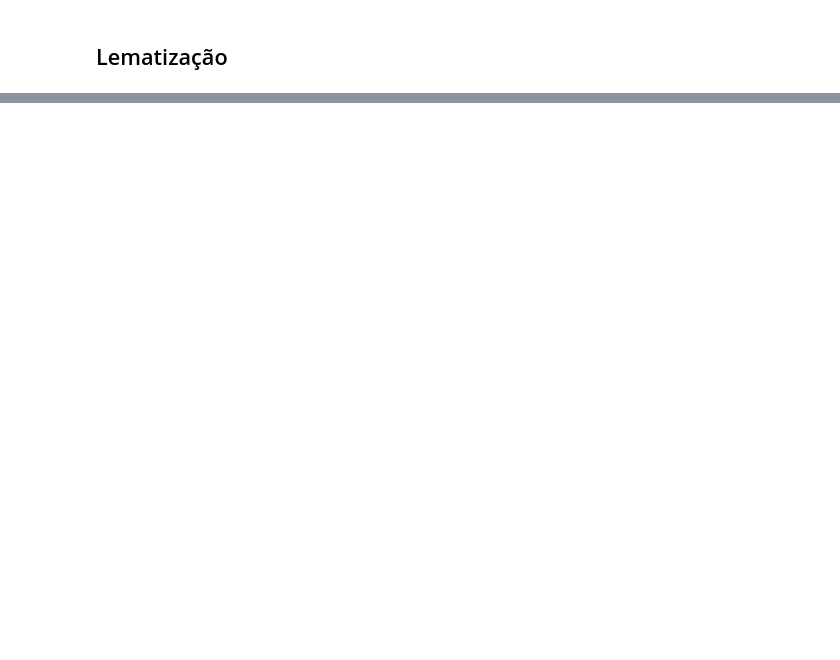
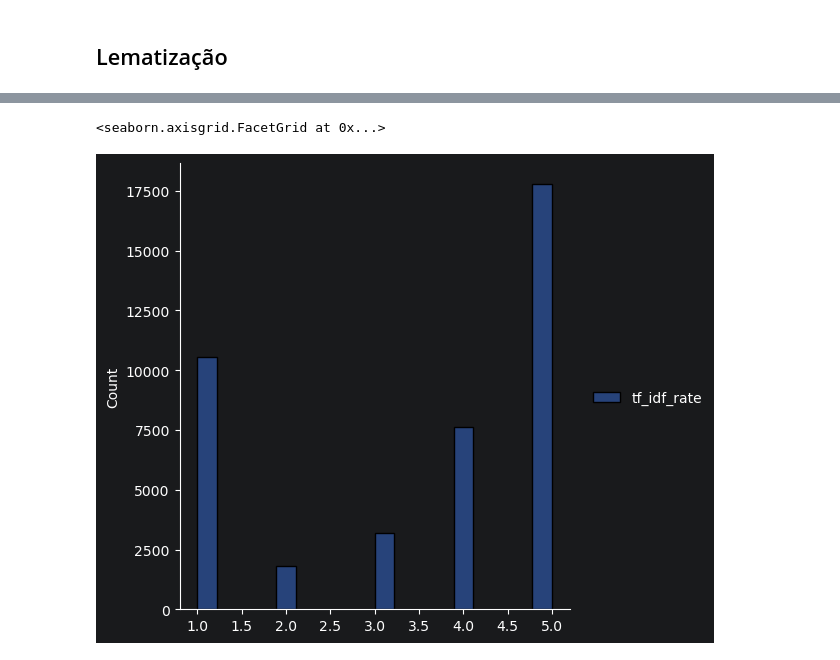
Before and after one commit to rabreu/Infnet-MIT-IA-PLN-PD_26E2_, a Jupyter notebook: Renata_Braga_de_Abreu_sistemas-cognitivos-linguagem-natural_pln.pdf.ipynb, the cells around one changed output, grey strips where cells are left out. Drawn from its saved outputs; the diff is of its cells as text; code cells hidden in the pictures; blank space fills up the shorter version.

```diff
--- a/Renata_Braga_de_Abreu_sistemas-cognitivos-linguagem-natural_pln.pdf.ipynb
+++ b/Renata_Braga_de_Abreu_sistemas-cognitivos-linguagem-natural_pln.pdf.ipynb
@@ -192,0 +209,30 @@ cat = np.array(categories.values())
+# %%
+categories = dict({
+    1: 'Péssimo',
+    2: 'Ruím',
+    3: 'Regular',
+    4: 'Bom',
+    5: 'Excelente',
+})
+# %%
+tokens_lem_by_rate = []
+tokens_lem = []
+
+for i, rate in enumerate(categories.keys()):
+    filtered = reviews.query('review_score == ' + str(rate))
+    for review in pd.DataFrame({'tokens': filtered.review_comment_transformed}).values:
+        tokens = clean_text_as_str(review)
+        lemanizer = nlp_pt(tokens)
+        for lem in lemanizer:
+            tokens_lem.append(lem.lemma_)
+    tokens_lem_by_rate.append({'rate': rate, 'tokens': tokens_lem.copy()})
+    tokens_lem.clear()
+# %%
+model_rate = MultinomialNB()
+vectorizer_rate = TfidfVectorizer()
+
+keys = list(pd.DataFrame(tokens_lem_by_rate)['rate'].apply(lambda x: str(x)))
+values = list(pd.DataFrame(tokens_lem_by_rate)['tokens'].apply(lambda x: str(x)))
+X_rate = vectorizer_rate.fit_transform(values)
+
+model_rate.fit(X_rate, list(keys))
@@ -192,0 +241,9 @@ cat = np.array(categories.values())
+# %%
+predictions_rate = []
+rates_tf_idf_rate = []
+for review in docs:
+    vec = vectorizer_rate.transform([review])
+    _X = model_rate.predict(vec)
+    rates_tf_idf_rate.append(int(_X[0]))
+    # rates_tf_idf.append({"tf-idf": model.predict(vec)[0]})
+    predictions_rate.append({"review": review, "nota": _X[0], "categoria": categories.get(int(_X[0]))})
@@ -192,0 +480,5 @@ cat = np.array(categories.values())
+# %%
+sb.displot(data=pd.DataFrame({'tf_idf_rate': rates_tf_idf_rate}))
+# %% [output]
+<seaborn.axisgrid.FacetGrid at 0x...>
+[figure, added]
```
Also changed, not shown: parts of 31 cells of this notebook.
